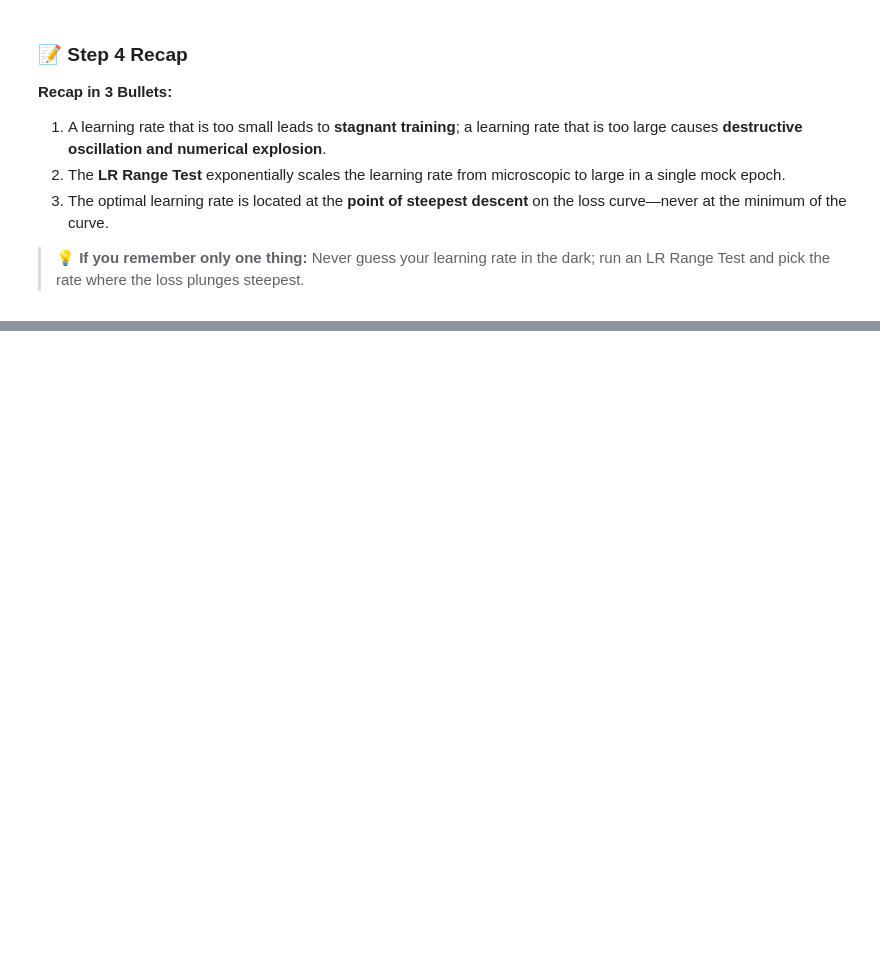
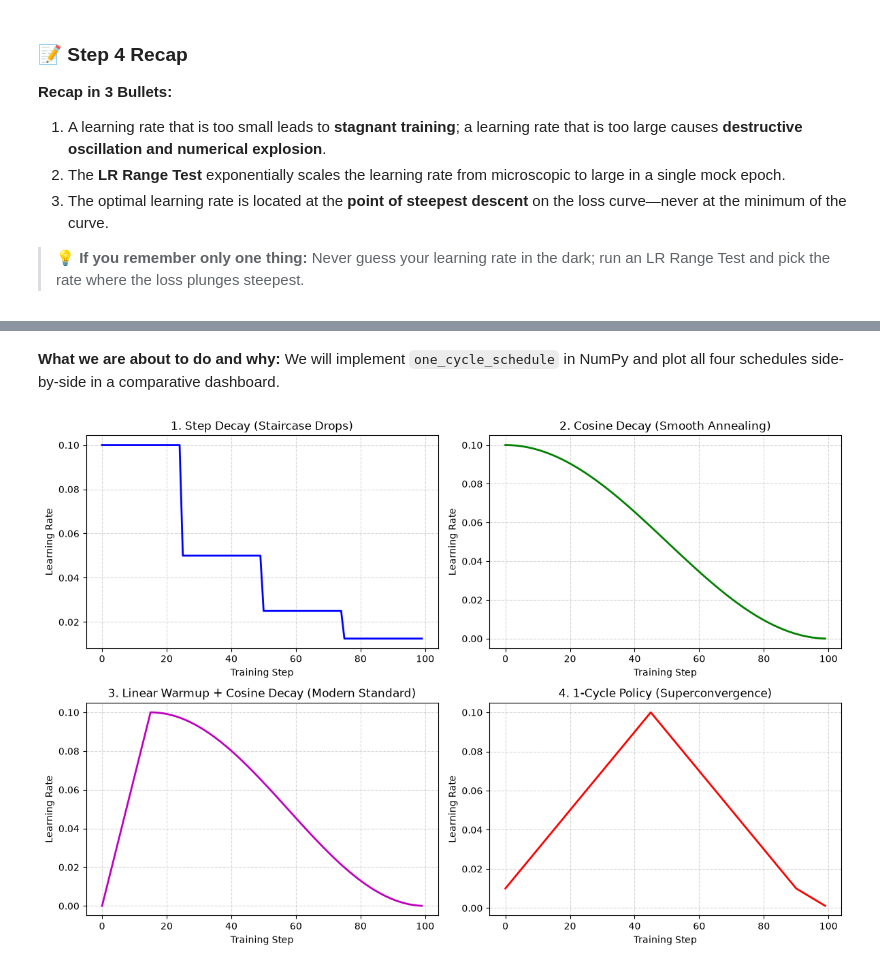
Before and after one commit to Arnav-Shrivastava/Optimization-Algorithms, a Jupyter notebook: optimization_algorithms_lab.ipynb, the cells around one changed output, grey strips where cells are left out. Saved outputs shown, nothing was run; the diff lists cells and outputs as text; code cells hidden in the pictures; blank space fills up the shorter version.

Commit message:
feat: implement step, cosine, warmup, and 1-cycle learning rate schedules

```diff
--- a/optimization_algorithms_lab.ipynb
+++ b/optimization_algorithms_lab.ipynb
@@ -1521,0 +1603,9 @@ Picking the learning rate that gave the *absolute lowest loss* during the sweep
+# %%
+# Step 5.2 Code: Cosine Annealing Schedule Implementation
+def cosine_decay_schedule(lr_max=0.1, lr_min=0.0, total_steps=100):
+    steps = np.arange(total_steps)
+    # Cosine annealing formula
+    return lr_min + 0.5 * (lr_max - lr_min) * (1.0 + np.cos(np.pi * steps / total_steps))
+
+lrs_cos = cosine_decay_schedule(lr_max=0.1, lr_min=0.0, total_steps=100)
+print(f"Cosine Samples: Step 0: {lrs_cos[0]:.4f}, Step 50: {lrs_cos[50]:.4f}, Step 99: {lrs_cos[99]:.4f}")
@@ -1521,0 +1637,11 @@ Picking the learning rate that gave the *absolute lowest loss* during the sweep
+# %%
+# Step 5.3 Code: Linear Warmup + Cosine Decay Implementation
+def warmup_cosine_schedule(lr_max=0.1, lr_min=0.0, warmup_steps=15, total_steps=100):
+    steps = np.arange(total_steps)
+    warmup_lrs = lr_max * (steps / warmup_steps)
+    decay_steps = total_steps - warmup_steps
+    cosine_lrs = lr_min + 0.5 * (lr_max - lr_min) * (1.0 + np.cos(np.pi * (steps - warmup_steps) / decay_steps))
+    return np.where(steps < warmup_steps, warmup_lrs, cosine_lrs)
+
+lrs_warm_cos = warmup_cosine_schedule(lr_max=0.1, warmup_steps=15, total_steps=100)
+print(f"Warmup-Cosine Samples: Step 0: {lrs_warm_cos[0]:.4f}, Peak Step 15: {lrs_warm_cos[15]:.4f}, Step 50: {lrs_warm_cos[50]:.4f}")
@@ -1521,0 +1674,27 @@ Picking the learning rate that gave the *absolute lowest loss* during the sweep
+# %% [markdown]
+**What we are about to do and why:**
+We will implement `one_cycle_schedule` in NumPy and plot all four schedules side-by-side in a comparative dashboard.
+# %%
+# Step 5.4 Code: 1-Cycle Schedule Implementation & Visual Comparison
+def one_cycle_schedule(lr_max=0.1, lr_init=0.01, lr_final=1e-4, total_steps=100, pct_warm=0.45):
+    step1 = int(total_steps * pct_warm)
+    step2 = 2 * step1
+    s = np.arange(total_steps, dtype=float)
+    return np.piecewise(s, [s < step1, (s >= step1) & (s < step2), s >= step2], [
+        lambda x: lr_init + (lr_max - lr_init) * (x / step1),
+        lambda x: lr_max - (lr_max - lr_init) * ((x - step1) / (step2 - step1)),
+        lambda x: lr_init - (lr_init - lr_final) * ((x - step2) / (total_steps - step2))
+    ])
+
+lrs_1cycle = one_cycle_schedule(lr_max=0.1, lr_init=0.01, total_steps=100)
+
+fig, axes = plt.subplots(2, 2, figsize=(12, 8))
+axes[0, 0].plot(lrs_step, 'b-', linewidth=2); axes[0, 0].set_title("1. Step Decay (Staircase Drops)")
+axes[0, 1].plot(lrs_cos, 'g-', linewidth=2); axes[0, 1].set_title("2. Cosine Decay (Smooth Annealing)")
+axes[1, 0].plot(lrs_warm_cos, 'm-', linewidth=2); axes[1, 0].set_title("3. Linear Warmup + Cosine Decay (Modern Standard)")
+axes[1, 1].plot(lrs_1cycle, 'r-', linewidth=2); axes[1, 1].set_title("4. 1-Cycle Policy (Superconvergence)")
+for ax in axes.flat:
+    ax.set_xlabel("Training Step"); ax.set_ylabel("Learning Rate"); ax.grid(True, linestyle='--', alpha=0.5)
+plt.tight_layout(); plt.show()
+# %% [output]
+[figure, added]
```
Also changed, not shown: parts of 16 cells of this notebook.
